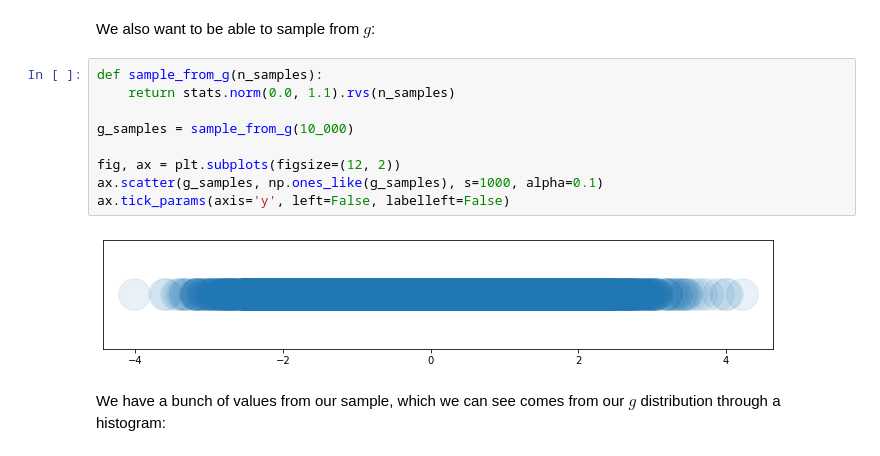
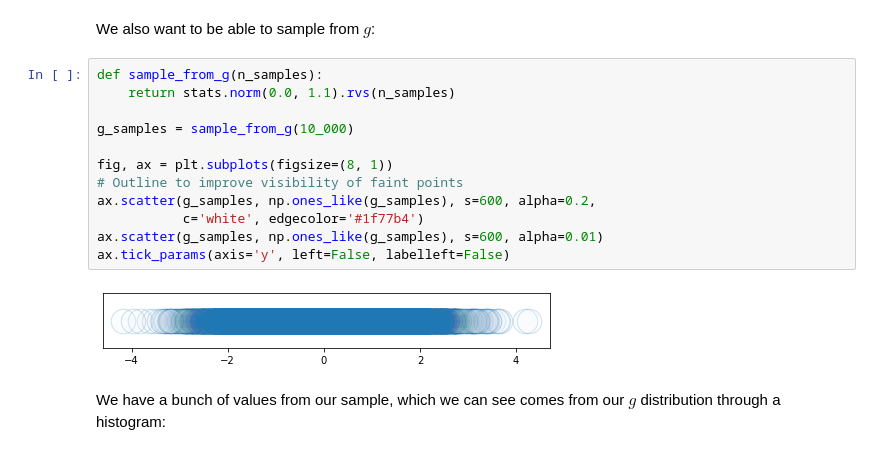
Before and after one commit to n2cholas/dsc-workshops, a Jupyter notebook: Bayesian_Data_Analysis/rejection_importance_sampling_demo.ipynb, the cells around one changed output. Cells and saved outputs as stored; diff of their text form.

```diff
--- a/Bayesian_Data_Analysis/rejection_importance_sampling_demo.ipynb
+++ b/Bayesian_Data_Analysis/rejection_importance_sampling_demo.ipynb
@@ -78,13 +80,16 @@ We also want to be able to sample from $g$:
 # %%
 def sample_from_g(n_samples):
     return stats.norm(0.0, 1.1).rvs(n_samples)
 
 g_samples = sample_from_g(10_000)
 
-fig, ax = plt.subplots(figsize=(12, 2))
-ax.scatter(g_samples, np.ones_like(g_samples), s=1000, alpha=0.1)
+fig, ax = plt.subplots(figsize=(8, 1))
+# Outline to improve visibility of faint points
+ax.scatter(g_samples, np.ones_like(g_samples), s=600, alpha=0.2,
+           c='white', edgecolor='#1f77b4')
+ax.scatter(g_samples, np.ones_like(g_samples), s=600, alpha=0.01)
 ax.tick_params(axis='y', left=False, labelleft=False)
 # %% [output]
-[figure, old version]
+[figure, new version]
 # %% [markdown]
 We have a bunch of values from our sample, which we can see comes from our $g$ distribution through a histogram:
```
Also changed, not shown: parts of 19 cells of this notebook.
